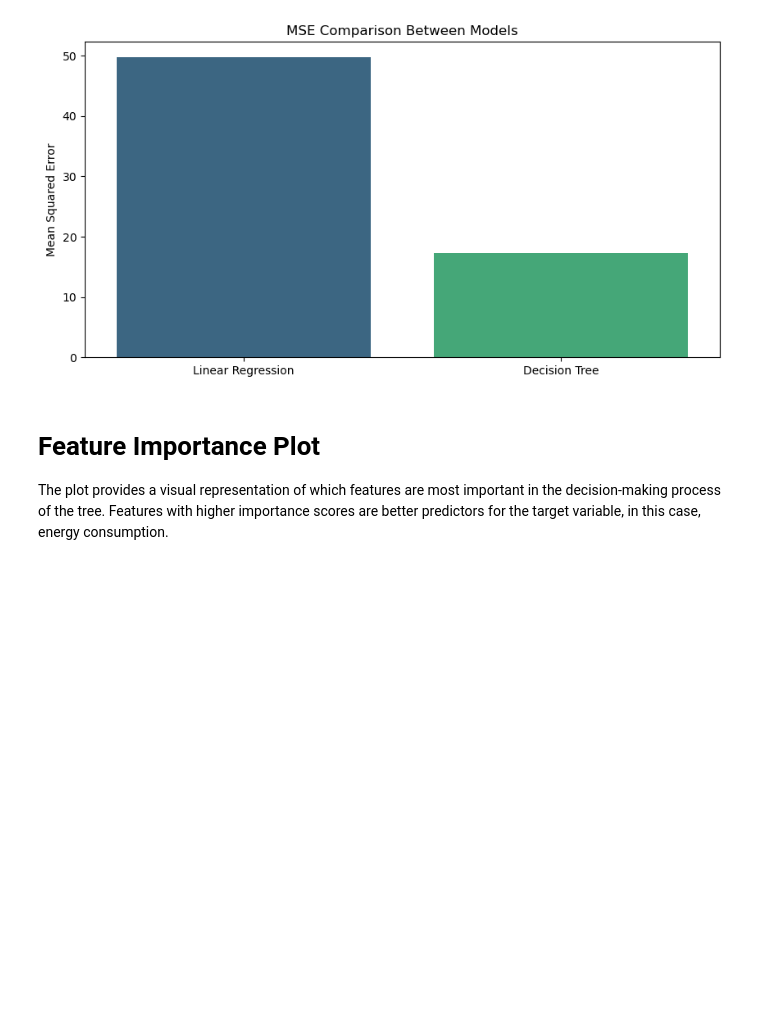
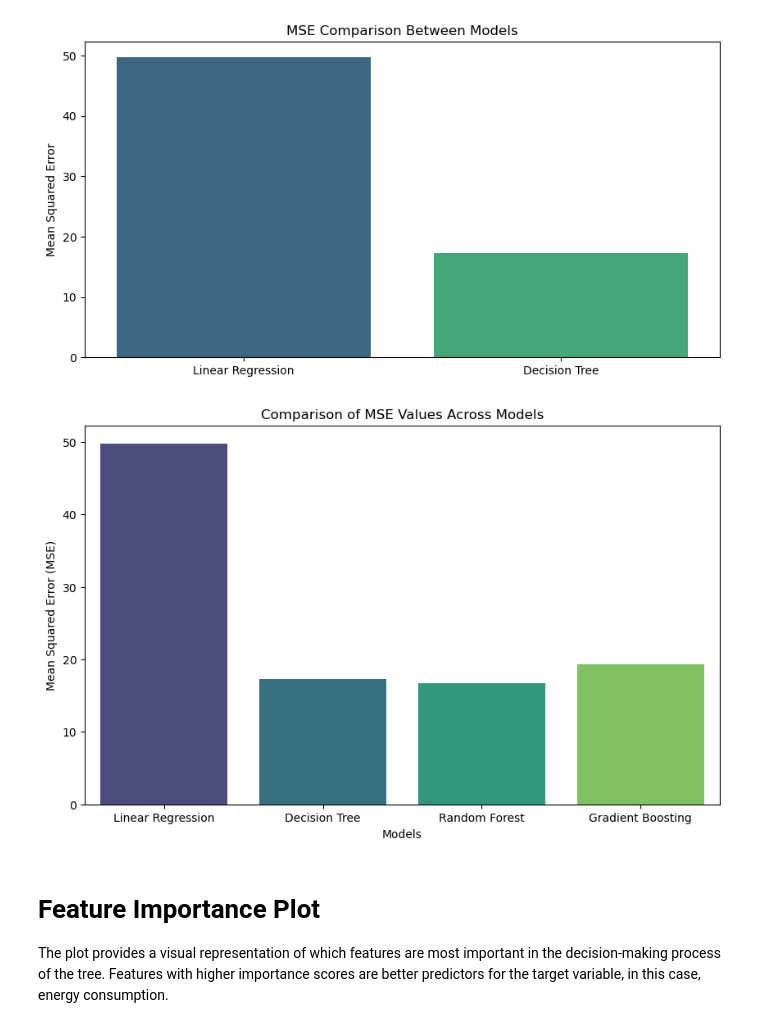
Before and after one commit to zoe-becker/ML-Traffic-Analysis, a Jupyter notebook: ProjectProgress.ipynb, the cells around one changed output. Drawn from its saved outputs; the diff is of its cells as text; code cells hidden in the pictures; blank space fills up the shorter version.

```diff
--- a/ProjectProgress.ipynb
+++ b/ProjectProgress.ipynb
@@ -782,6 +782,32 @@ plt.ylabel('Mean Squared Error')
 plt.show()
 # %% [output]
 [figure]
+# %%
+mse_values = {
+    'Linear Regression': 49.80,
+    'Decision Tree': 17.25,
+    'Random Forest': 16.67,
+    'Gradient Boosting': 19.33
+}
+
+# Names of models
+models = list(mse_values.keys())
+# Corresponding MSE values
+mse_scores = list(mse_values.values())
+
+# Creating the bar plot
+plt.figure(figsize=(10, 6))
+sns.barplot(x=models, y=mse_scores, palette='viridis')
+
+# Adding title and labels
+plt.title('Comparison of MSE Values Across Models')
+plt.xlabel('Models')
+plt.ylabel('Mean Squared Error (MSE)')
+
+# Display the plot
+plt.show()
+# %% [output]
+[figure, added]
 # %% [markdown]
 # Feature Importance Plot
 The plot provides a visual representation of which features are most important in the decision-making process of the tree. Features with higher importance scores are better predictors for the target variable, in this case, energy consumption.
```
